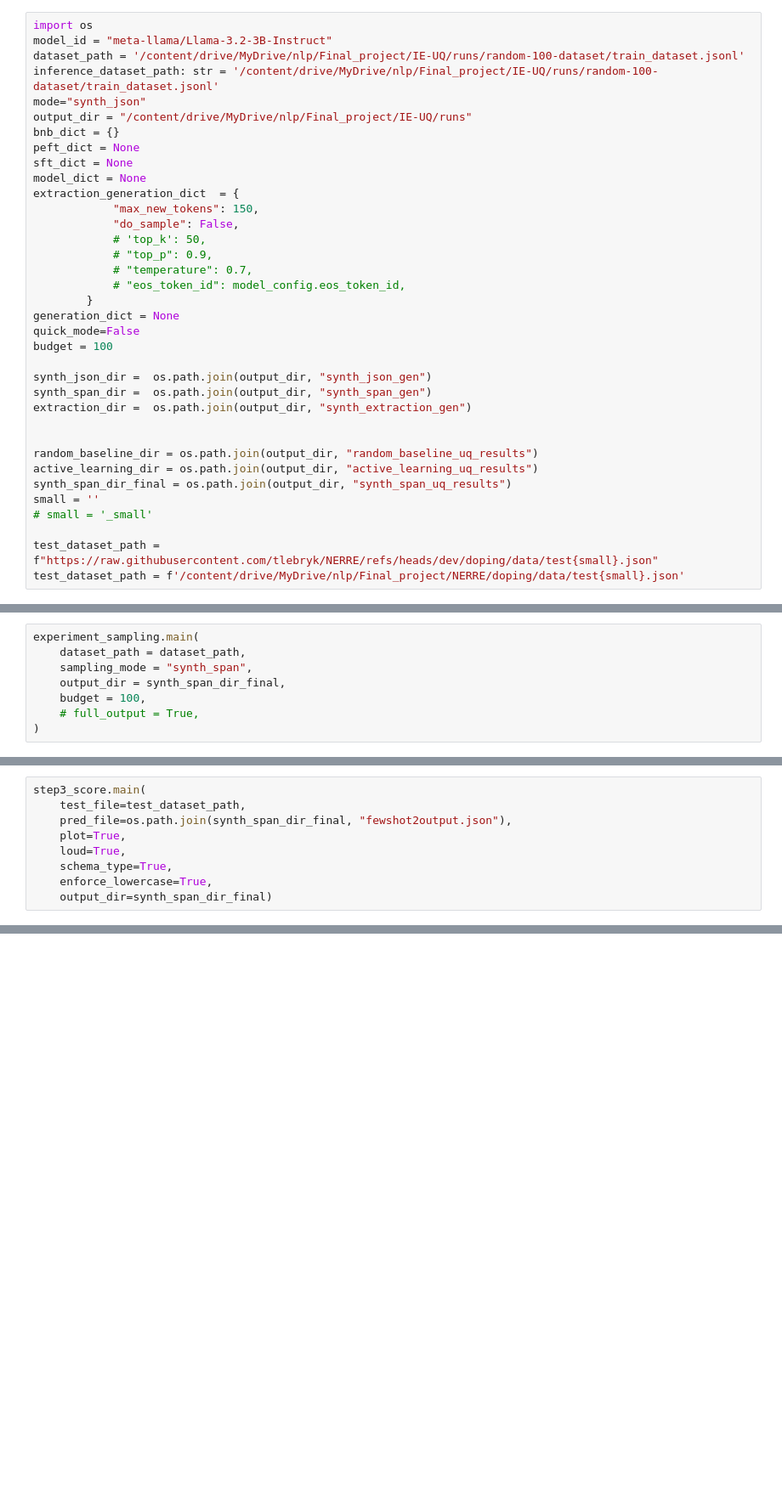
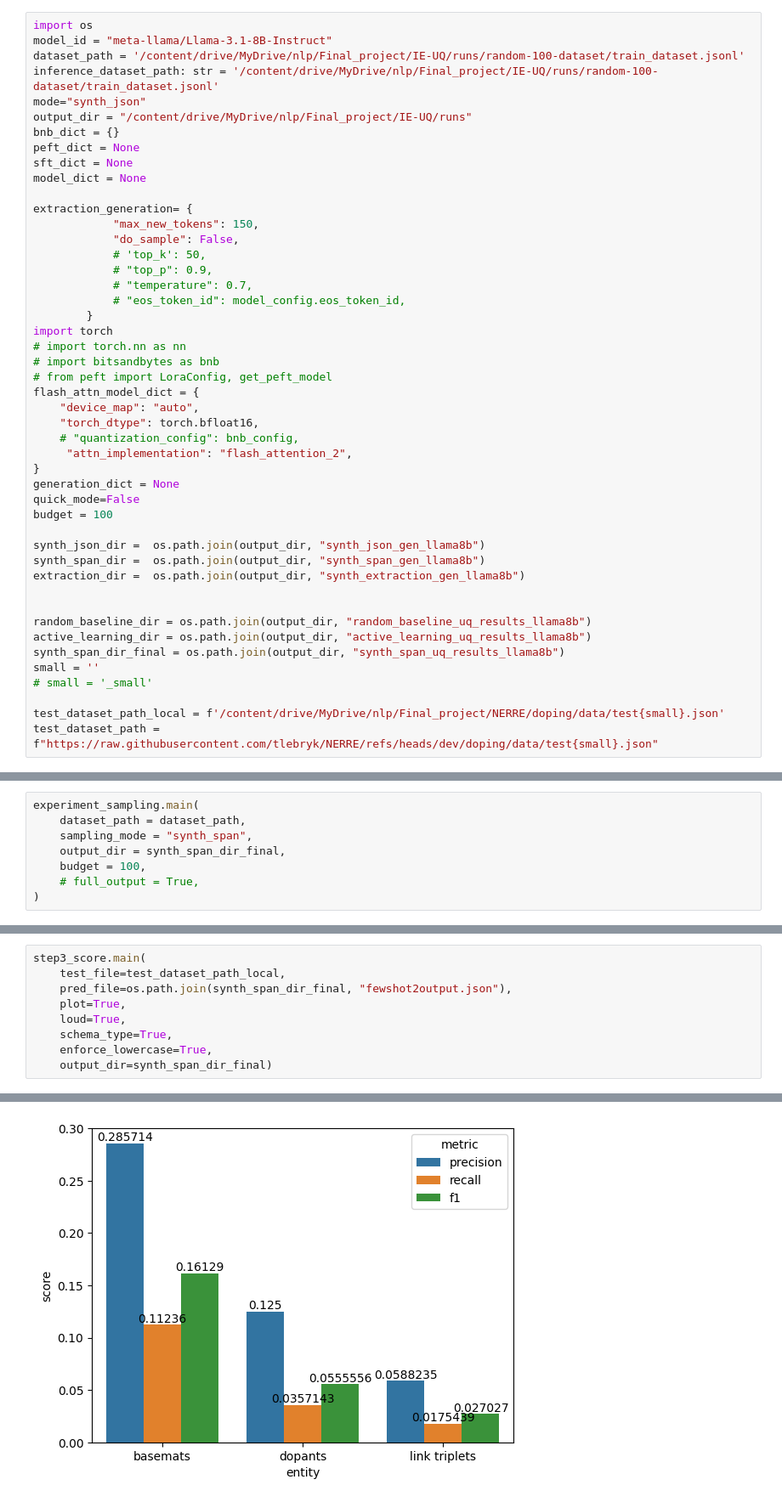
Before and after one commit to tlebryk/IE-UQ, a Jupyter notebook: notebooks/uq_extraction_runbook.ipynb, the cells around one changed output, grey strips where cells are left out. Shown at 85% size. Saved outputs shown, nothing was run; the diff lists cells and outputs as text; blank space fills up the shorter version.

```diff
--- a/notebooks/uq_extraction_runbook.ipynb
+++ b/notebooks/uq_extraction_runbook.ipynb
@@ -75,6 +139,6 @@ from doping import step3_score
 # %%
 import os
-model_id = "meta-llama/Llama-3.2-3B-Instruct"
+model_id = "meta-llama/Llama-3.1-8B-Instruct"
 dataset_path = '/content/drive/MyDrive/nlp/Final_project/IE-UQ/runs/random-100-dataset/train_dataset.jsonl'
 inference_dataset_path: str = '/content/drive/MyDrive/nlp/Final_project/IE-UQ/runs/random-100-dataset/train_dataset.jsonl'
 mode="synth_json"
@@ -83,7 +147,8 @@ bnb_dict = {}
 peft_dict = None
 sft_dict = None
 model_dict = None
-extraction_generation_dict  = {
+
+extraction_generation= {
             "max_new_tokens": 150,
             "do_sample": False,
             # 'top_k': 50,
@@ -91,21 +156,31 @@ extraction_generation_dict  = {
             # "temperature": 0.7,
             # "eos_token_id": model_config.eos_token_id,
         }
+import torch
+# import torch.nn as nn
+# import bitsandbytes as bnb
+# from peft import LoraConfig, get_peft_model
+flash_attn_model_dict = {
+    "device_map": "auto",
+    "torch_dtype": torch.bfloat16,
+    # "quantization_config": bnb_config,
+     "attn_implementation": "flash_attention_2",
+}
 generation_dict = None
 quick_mode=False
 budget = 100
 
-synth_json_dir =  os.path.join(output_dir, "synth_json_gen")
-synth_span_dir =  os.path.join(output_dir, "synth_span_gen")
-extraction_dir =  os.path.join(output_dir, "synth_extraction_gen")
+synth_json_dir =  os.path.join(output_dir, "synth_json_gen_llama8b")
+synth_span_dir =  os.path.join(output_dir, "synth_span_gen_llama8b")
+extraction_dir =  os.path.join(output_dir, "synth_extraction_gen_llama8b")
 
 
-random_baseline_dir = os.path.join(output_dir, "random_baseline_uq_results")
-active_learning_dir = os.path.join(output_dir, "active_learning_uq_results")
-synth_span_dir_final = os.path.join(output_dir, "synth_span_uq_results")
+random_baseline_dir = os.path.join(output_dir, "random_baseline_uq_results_llama8b")
+active_learning_dir = os.path.join(output_dir, "active_learning_uq_results_llama8b")
+synth_span_dir_final = os.path.join(output_dir, "synth_span_uq_results_llama8b")
 small = ''
 # small = '_small'
 
+test_dataset_path_local = f'/content/drive/MyDrive/nlp/Final_project/NERRE/doping/data/test{small}.json'
 test_dataset_path = f"https://raw.githubusercontent.com/tlebryk/NERRE/refs/heads/dev/doping/data/test{small}.json"
-test_dataset_path = f'/content/drive/MyDrive/nlp/Final_project/NERRE/doping/data/test{small}.json'
 # %%
@@ -315,9 +417,10 @@ few_shot_inference_extraction.main(
 # %%
 step3_score.main(
-    test_file=test_dataset_path,
+    test_file=test_dataset_path_local,
     pred_file=os.path.join(synth_span_dir_final, "fewshot2output.json"),
     plot=True,
     loud=True,
     schema_type=True,
     enforce_lowercase=True,
     output_dir=synth_span_dir_final)
+# %% [output]
@@ -323,0 +444 @@ step3_score.main(
+[figure, added]
```
Also changed, not shown: parts of 41 cells of this notebook, 3 other files.
